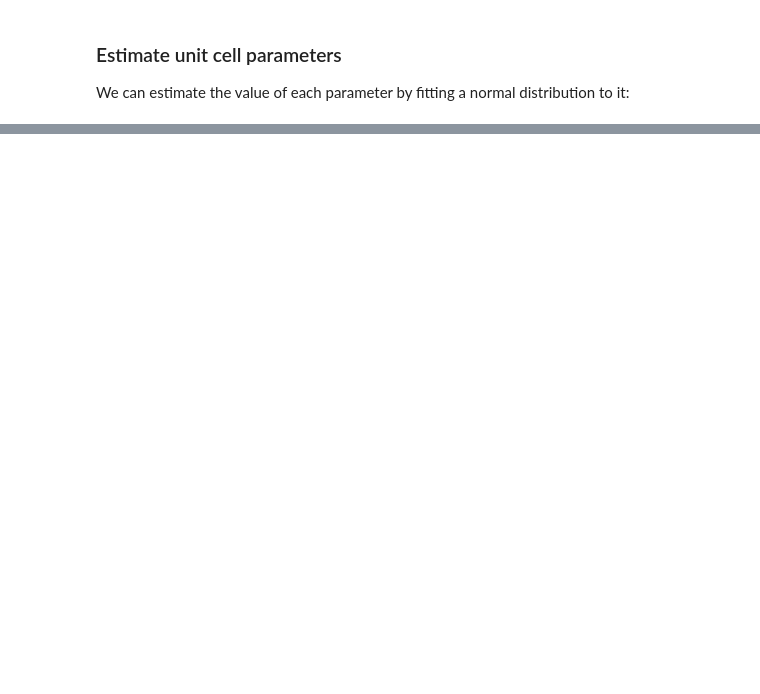
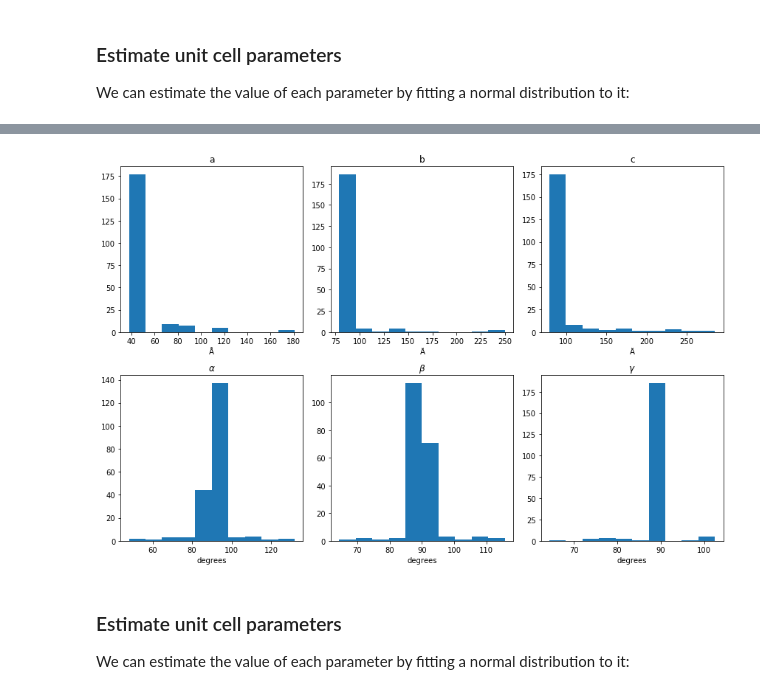
Before and after one commit to JunCEEE/crystalProject, a Jupyter notebook: src/analysis/crystFEL_index/CrystFEL indexing.ipynb, the cells around one changed output, grey strips where cells are left out. Saved outputs shown, nothing was run; the diff lists cells and outputs as text; code cells hidden in the pictures; blank space fills up the shorter version.

Commit message:
Handle some cases with more complications in CrystFEL indexing notebook

```diff
--- a/src/analysis/crystFEL_index/CrystFEL indexing.ipynb
+++ b/src/analysis/crystFEL_index/CrystFEL indexing.ipynb
@@ -173,0 +198,3 @@ fig.tight_layout()
+# %%
+with open('extreme_noise.lst', 'w') as f:
+    f.write(f'{data_file}\n')
@@ -173,0 +257,4 @@ fig.tight_layout()
+# %%
+params_lst = search_crystals_parameters('out-xn.stream')
+params = pd.DataFrame(params_lst).drop(columns='name').rename(columns={'alfa': 'alpha'})
+params
@@ -173,0 +275,20 @@ fig.tight_layout()
+# %%
+fig, axes = plt.subplots(2, 3, figsize=(12, 8))
+
+for name, ax in zip('abc', axes[0]):
+    ax.set_title(name)
+    ax.set_xlabel("Å")
+    ax.hist(params[name])
+
+for name, ax in zip(('alpha', 'beta', 'gamma'), axes[1]):
+    ax.set_title(f"$\\{name}$")
+    ax.set_xlabel('degrees')
+    ax.hist(params[name])
+
+fig.tight_layout()
+# %% [output]
+[figure, added]
+# %% [markdown]
+### Estimate unit cell parameters
+
+We can estimate the value of each parameter by fitting a normal distribution to it:
```
Also changed, not shown: parts of 41 cells of this notebook, 1 other file.
